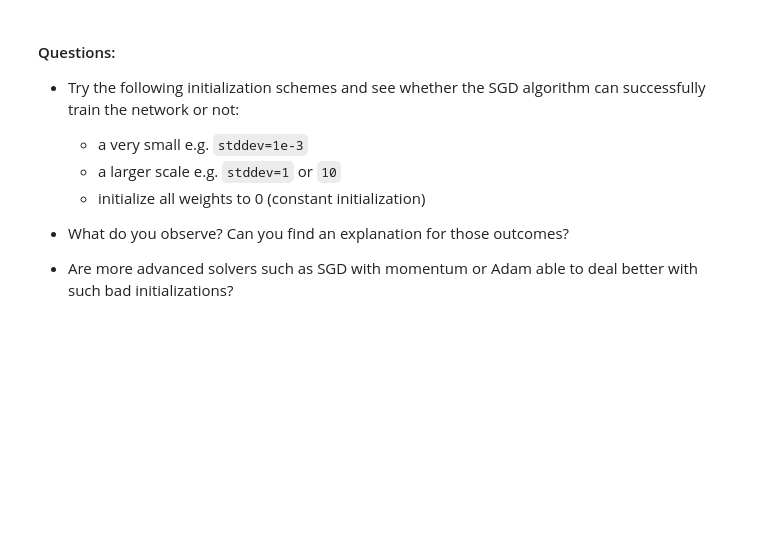
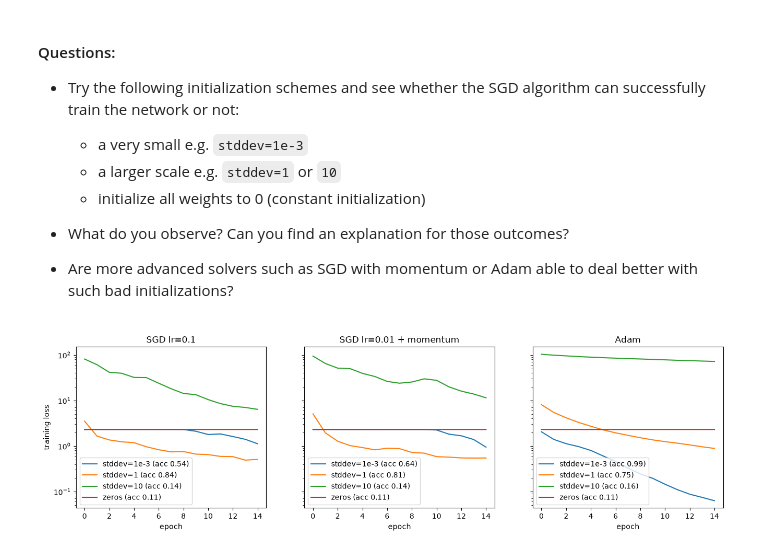
Before and after one commit to cryptoHelium/deep_learning, a Jupyter notebook: 01_materials/labs/lab_1.ipynb, the cells around one changed output. Drawn from its saved outputs; the diff is of its cells as text; code cells hidden in the pictures; blank space fills up the shorter version.

```diff
--- a/01_materials/labs/lab_1.ipynb
+++ b/01_materials/labs/lab_1.ipynb
@@ -392,7 +385,6 @@ test loss 2.346, test acc 9.44%
 # %%
 # 3. SGD with momentum
 
-for m in [0.0, 0.5, 0.9, 0.99]:
-    print(f'--- momentum {m} ---')
-    run(SGD(learning_rate=0.01, momentum=m))
+print('SGD lr=0.01, momentum=0.9: ', end='')
+run(SGD(learning_rate=0.01, momentum=0.9))
 # %% [output]
@@ -557,0 +655,56 @@ model.layers[0].weights
+# %%
+# Your code here
+
+######
+# Rebuild the 2-hidden-layer tanh network with a given kernel initializer, train it
+# 15 epochs, and plot the training loss for every (initializer, optimizer) pair.
+# Initializers/optimizers are created fresh per run (Keras optimizers can't be shared
+# across models).
+#######
+def init_experiment(initializer, optimizer):
+    m = Sequential([
+        Input(shape=(input_dim,)),
+        Dense(hidden_dim, activation="tanh", kernel_initializer=initializer),
+        Dense(hidden_dim, activation="tanh", kernel_initializer=initializer),
+        Dense(output_dim, activation="softmax", kernel_initializer=initializer),
+    ])
+    m.compile(optimizer=optimizer, loss='categorical_crossentropy', metrics=['accuracy'])
+    return m.fit(X_train, y_train, epochs=15, batch_size=32, verbose=0)
+
+inits = {
+    'stddev=1e-3': lambda: initializers.TruncatedNormal(stddev=1e-3, seed=42),
+    'stddev=1':    lambda: initializers.TruncatedNormal(stddev=1, seed=42),
+    'stddev=10':   lambda: initializers.TruncatedNormal(stddev=10, seed=42),
+    'zeros':       lambda: initializers.Zeros(),
+}
+optims = {
+    'SGD lr=0.1':            lambda: optimizers.SGD(learning_rate=0.1),
+    'SGD lr=0.01 + momentum': lambda: optimizers.SGD(learning_rate=0.01, momentum=0.9),
+    'Adam':                  lambda: optimizers.Adam(),
+}
+
+fig, axes = plt.subplots(1, 3, figsize=(16, 4), sharey=True)
+for ax, (opt_name, make_opt) in zip(axes, optims.items()):
+    for init_name, make_init in inits.items():
+        h = init_experiment(make_init(), make_opt())
+        ax.plot(h.history['loss'], label=f"{init_name} (acc {h.history['accuracy'][-1]:.2f})")
+    ax.set_title(opt_name); ax.set_xlabel('epoch'); ax.set_yscale('log'); ax.legend()
+axes[0].set_ylabel('training loss')
+plt.show()
+
+######
+# Explanation:
+# - Tiny weights (1e-3): activations and gradients shrink layer by layer (vanishing
+#   gradients), so SGD (with or without momentum) sits on a plateau for ~8 epochs
+#   before it starts learning.
+# - Large weights (1, 10): tanh units saturate at +/-1 where the derivative is ~0, so
+#   gradients vanish and the initial loss is huge; stddev=10 never really recovers.
+# - All zeros: every hidden unit computes the same output and gets the same gradient
+#   (here exactly 0), so symmetry is never broken and the net stays at chance (~10%)
+#   whatever the optimizer.
+# - Adam rescales each parameter's update by its gradient history, so it copes with
+#   tiny gradients (1e-3 init trains fine) far better than SGD; no optimizer can fix
+#   zero init or heavily saturated units.
+#######
+# %% [output]
+[figure, added]
```
Also changed, not shown: parts of 25 cells of this notebook, 3 other files.
